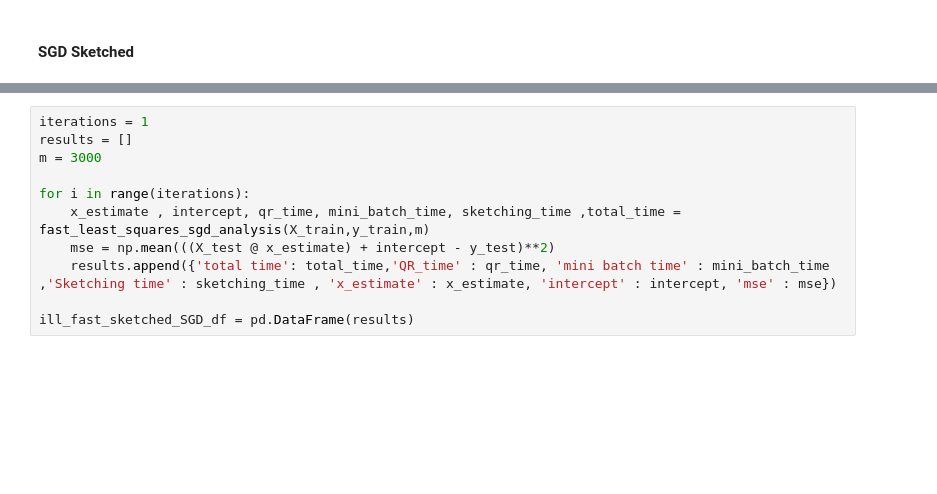
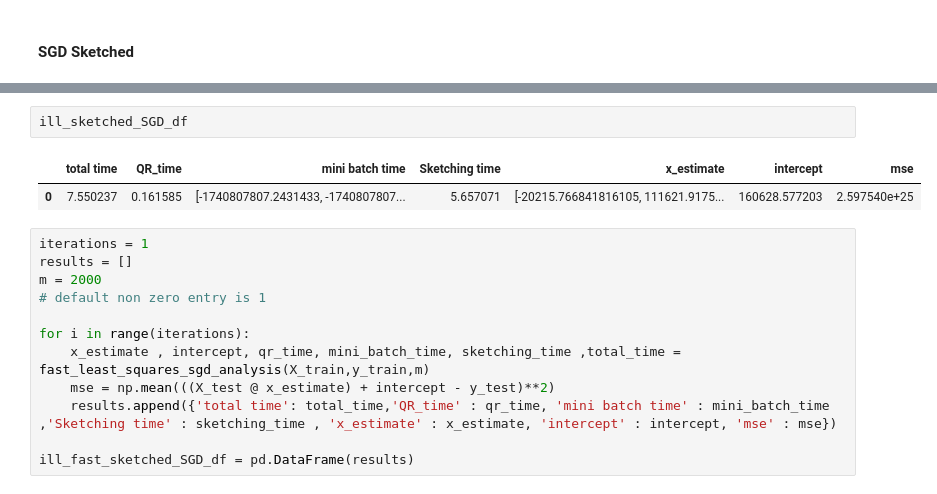
Before and after one commit to LakBoonJun1/DSA4288, a Jupyter notebook: Notebook/OLS.ipynb, the cells around one changed output, grey strips where cells are left out. Cells and saved outputs as stored; diff of their text form; blank space fills up the shorter version.

Commit message:
1 non zero entry for ill conditioned matrix lead to numerical instability

```diff
--- a/Notebook/OLS.ipynb
+++ b/Notebook/OLS.ipynb
@@ -1674,7 +1750,13 @@ ill_fast_non_sketched_SGD_df
+# %%
+ill_sketched_SGD_df
+# %% [output]
+|  | total time | QR_time | mini batch time | Sketching time | x_estimate | intercept | mse |
+| 0 | 7.550237 | 0.161585 | [-1740807807.2431433, -1740807807... | 5.657071 | [-20215.766841816105, 111621.9175... | 160628.577203 | 2.597540e+25 |
 # %%
 iterations = 1
 results = []
-m = 3000
+m = 2000
+# default non zero entry is 1
 
 for i in range(iterations):
     x_estimate , intercept, qr_time, mini_batch_time, sketching_time ,total_time = fast_least_squares_sgd_analysis(X_train,y_train,m)
```
Also changed, not shown: parts of 12 cells of this notebook.
